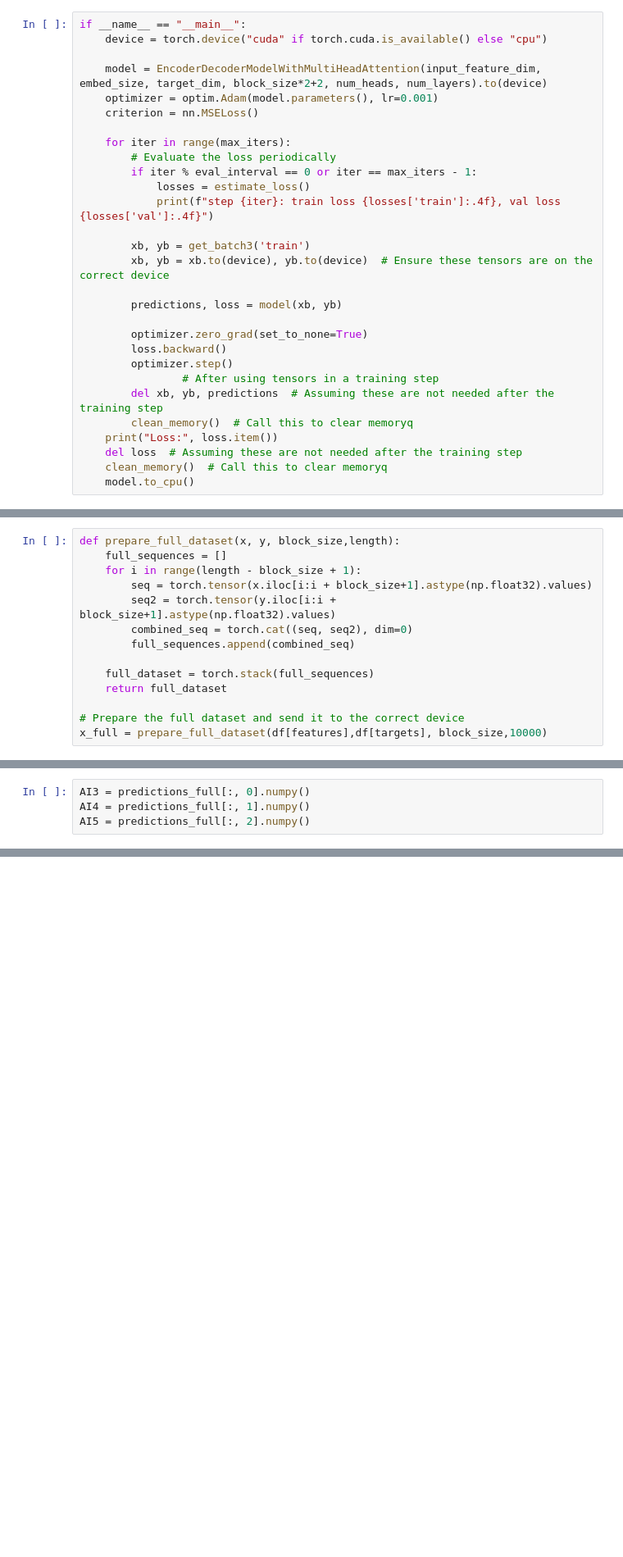
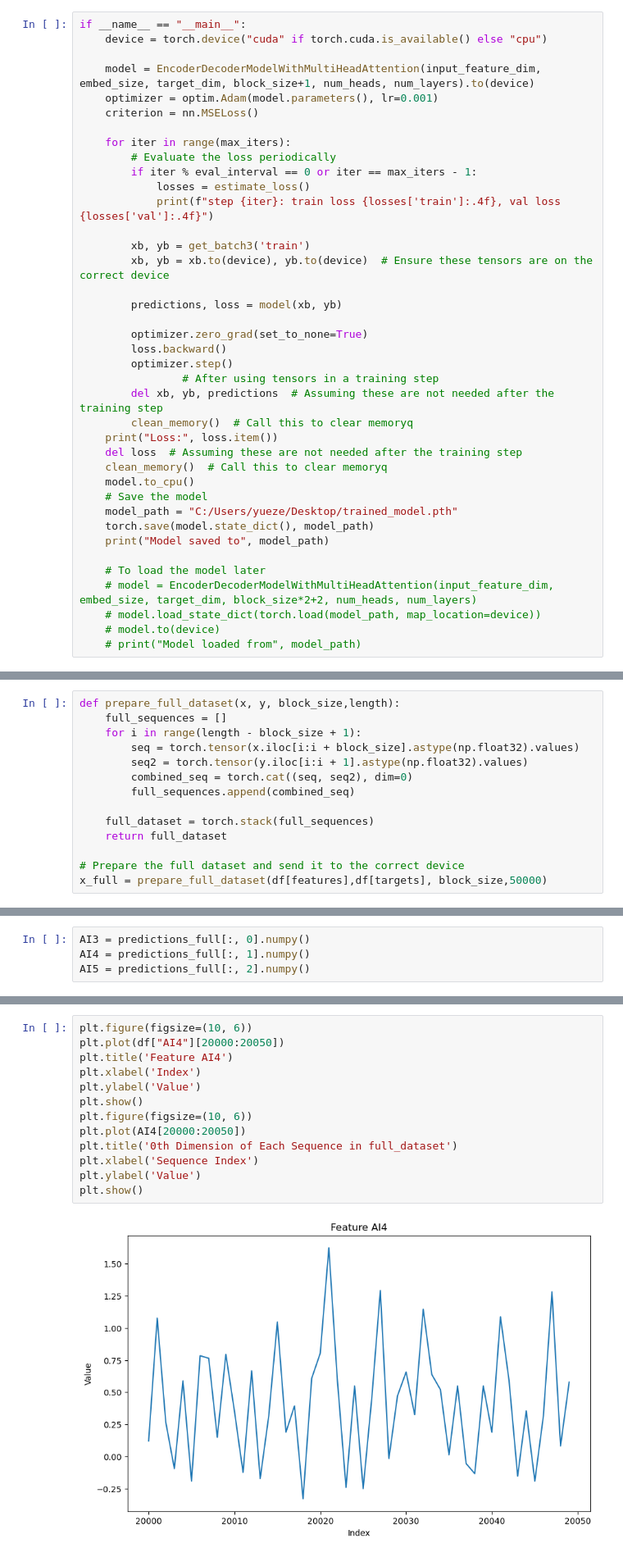
Before and after one commit to HyouinSchoolAcc/GPT_two_qubit_polarization_tracking, a Jupyter notebook: 7_16TwoInputLearning.ipynb, the cells around one changed output, grey strips where cells are left out. Shown at 82% size. Saved outputs shown, nothing was run; the diff lists cells and outputs as text; blank space fills up the shorter version.

```diff
--- a/7_16TwoInputLearning.ipynb
+++ b/7_16TwoInputLearning.ipynb
@@ -260,7 +257,7 @@ predictions = []
 if __name__ == "__main__":
     device = torch.device("cuda" if torch.cuda.is_available() else "cpu")
 
-    model = EncoderDecoderModelWithMultiHeadAttention(input_feature_dim, embed_size, target_dim, block_size*2+2, num_heads, num_layers).to(device)
+    model = EncoderDecoderModelWithMultiHeadAttention(input_feature_dim, embed_size, target_dim, block_size+1, num_heads, num_layers).to(device)
     optimizer = optim.Adam(model.parameters(), lr=0.001)
     criterion = nn.MSELoss()
 
@@ -285,4 +282,14 @@ if __name__ == "__main__":
     del loss  # Assuming these are not needed after the training step
     clean_memory()  # Call this to clear memoryq
     model.to_cpu()
+    # Save the model
+    model_path = "C:/Users/yueze/Desktop/trained_model.pth"
+    torch.save(model.state_dict(), model_path)
+    print("Model saved to", model_path)
+
+    # To load the model later
+    # model = EncoderDecoderModelWithMultiHeadAttention(input_feature_dim, embed_size, target_dim, block_size*2+2, num_heads, num_layers)
+    # model.load_state_dict(torch.load(model_path, map_location=device))
+    # model.to(device)
+    # print("Model loaded from", model_path)
 # %% [output]
@@ -307,8 +314,8 @@ Loss: 0.019119612872600555
 def prepare_full_dataset(x, y, block_size,length):
     full_sequences = []
     for i in range(length - block_size + 1):
-        seq = torch.tensor(x.iloc[i:i + block_size+1].astype(np.float32).values)
-        seq2 = torch.tensor(y.iloc[i:i + block_size+1].astype(np.float32).values)
+        seq = torch.tensor(x.iloc[i:i + block_size].astype(np.float32).values)
+        seq2 = torch.tensor(y.iloc[i:i + 1].astype(np.float32).values)
         combined_seq = torch.cat((seq, seq2), dim=0)
         full_sequences.append(combined_seq)
 
@@ -316,7 +323,7 @@ def prepare_full_dataset(x, y, block_size,length):
     return full_dataset
 
 # Prepare the full dataset and send it to the correct device
-x_full = prepare_full_dataset(df[features],df[targets], block_size,10000)
+x_full = prepare_full_dataset(df[features],df[targets], block_size,50000)
 # %%
 batch_size = 1000
 num_samples = x_full.size(0)  # Get the total number of samples
@@ -528,0 +378,15 @@ x_batch shape: torch.Size([9, 3]), y_batch shape: torch.Size([3])
+# %%
+plt.figure(figsize=(10, 6))
+plt.plot(df["AI4"][20000:20050])
+plt.title('Feature AI4')
+plt.xlabel('Index')
+plt.ylabel('Value')
+plt.show()
+plt.figure(figsize=(10, 6))
+plt.plot(AI4[20000:20050])
+plt.title('0th Dimension of Each Sequence in full_dataset')
+plt.xlabel('Sequence Index')
+plt.ylabel('Value')
+plt.show()
+# %% [output]
+[figure, added]
```
Also changed, not shown: parts of 12 cells of this notebook, 55 other files.
